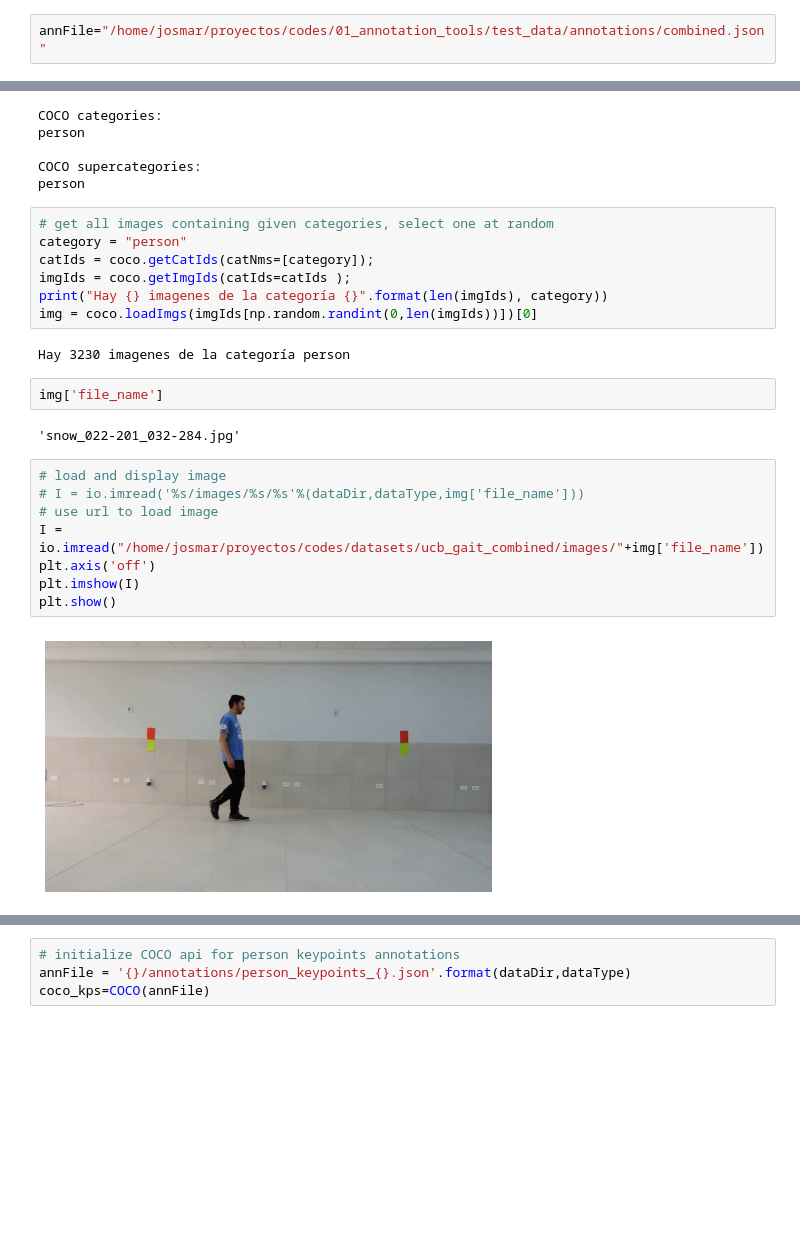
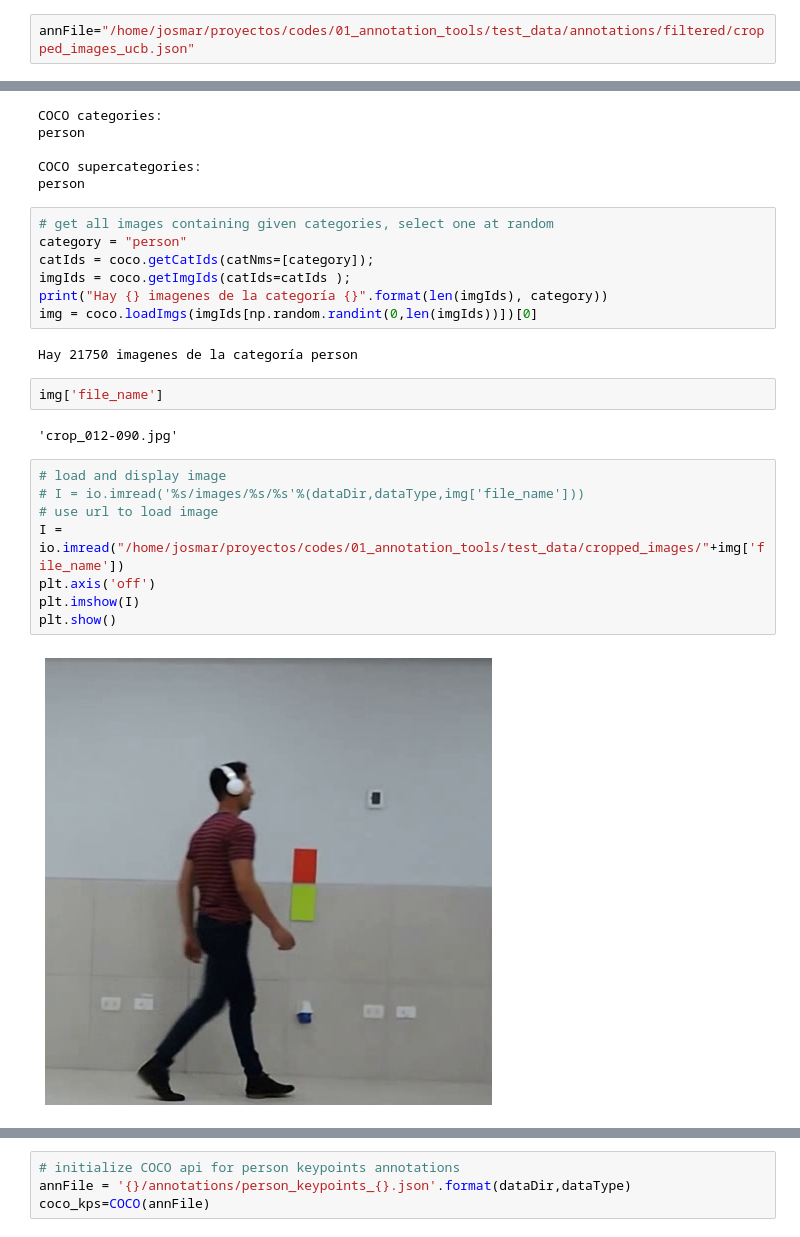
Before and after one commit to JosmarSuarez/Instance_Segmentation_Sandbox, a Jupyter notebook: pycoco_person.ipynb, the cells around one changed output, grey strips where cells are left out. Drawn from its saved outputs; the diff is of its cells as text; blank space fills up the shorter version.

```diff
--- a/pycoco_person.ipynb
+++ b/pycoco_person.ipynb
@@ -7,7 +7,7 @@ import matplotlib.pyplot as plt
 import pylab
 pylab.rcParams['figure.figsize'] = (8.0, 10.0)
 # %%
-annFile="/home/josmar/proyectos/codes/01_annotation_tools/test_data/annotations/combined.json"
+annFile="/home/josmar/proyectos/codes/01_annotation_tools/test_data/annotations/filtered/cropped_images_ucb.json"
 # %%
 # initialize COCO api for instance annotations
 coco=COCO(annFile)
@@ -38,21 +38,21 @@ imgIds = coco.getImgIds(catIds=catIds );
 print("Hay {} imagenes de la categoría {}".format(len(imgIds), category))
 img = coco.loadImgs(imgIds[np.random.randint(0,len(imgIds))])[0]
 # %% [output]
-Hay 3230 imagenes de la categoría person
+Hay 21750 imagenes de la categoría person
 # %%
 img['file_name']
 # %% [output]
-'snow_022-201_032-284.jpg'
+'crop_012-090.jpg'
 # %%
 # load and display image
 # I = io.imread('%s/images/%s/%s'%(dataDir,dataType,img['file_name']))
 # use url to load image
-I = io.imread("/home/josmar/proyectos/codes/datasets/ucb_gait_combined/images/"+img['file_name'])
+I = io.imread("/home/josmar/proyectos/codes/01_annotation_tools/test_data/cropped_images/"+img['file_name'])
 plt.axis('off')
 plt.imshow(I)
 plt.show()
 # %% [output]
-[figure, old version]
+[figure, new version]
 # %%
 # load and display instance annotations
 plt.imshow(I); plt.axis('off')
```
Also changed, not shown: parts of 2 cells of this notebook, 4 other files.
